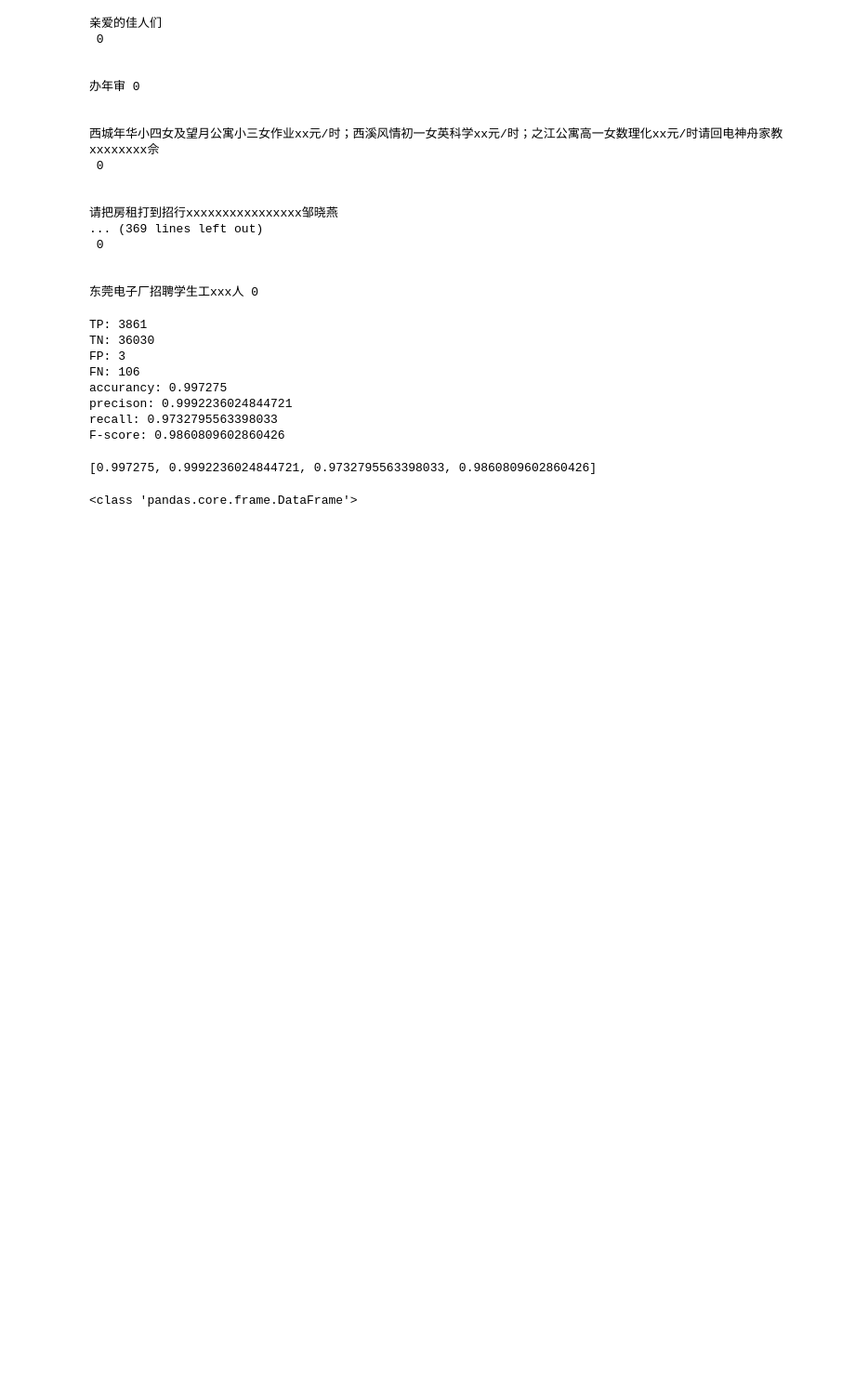
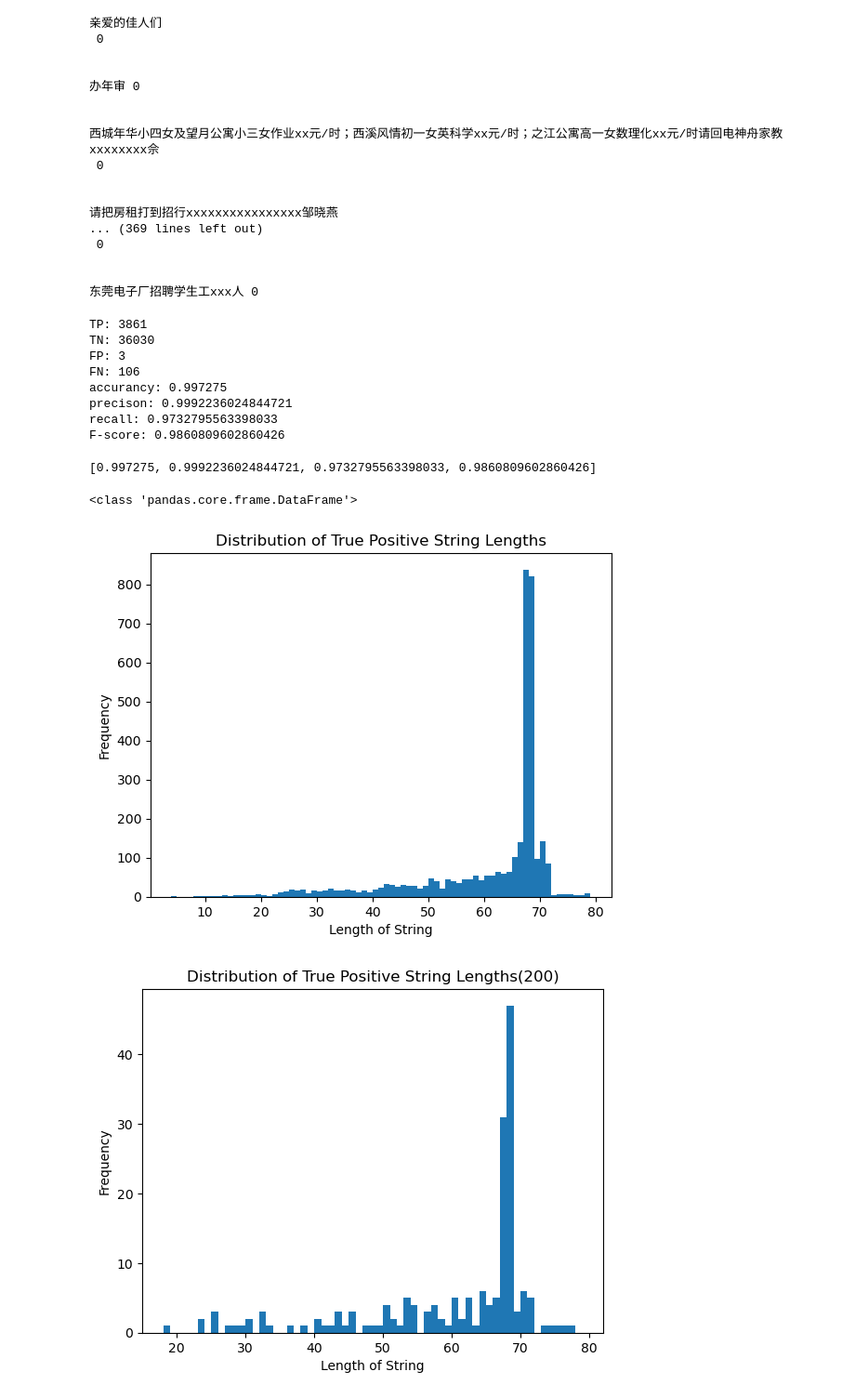
Before and after one commit to Ydoit/Spam_Message_Classification, a Jupyter notebook: dataprocess/test.ipynb, the cells around one changed output. Shown: that part at 93% size. Saved outputs shown, nothing was run; the diff lists cells and outputs as text; code cells hidden in the pictures; blank space fills up the shorter version.

```diff
--- a/dataprocess/test.ipynb
+++ b/dataprocess/test.ipynb
@@ -184,3 +184,50 @@ sample_cn_df=correct_n_df.sample(n=200)
 # %%
 sample_cp_df.to_csv('../data/sample_correct_positive.csv',index=False)
 sample_cn_df.to_csv('../data/sample_correct_negative.csv',index=False)
+# %%
+import matplotlib.pyplot as plt
+import pandas as pd
+
+# 假设你的字符串列表是 str_list
+# str_list = ['hello', 'world', 'python', 'programming', 'assistant']
+df=pd.read_csv('../data/correct_positive.csv')
+str_list=df['content']
+
+# 计算所有字符串的长度
+lengths = [len(s) for s in str_list]
+
+# 画出分布图
+# plt.hist(lengths, bins=range(min(lengths), max(lengths) + 1))
+# plt.xlabel('Length of String')
+# plt.ylabel('Frequency')
+# plt.title('Distribution of True Positive String Lengths')
+# plt.show()
+# plt.savefig("../SVM/result/ps_len_all.jpg")
+for item in lengths:
+    if item >80:
+        lengths.remove(item)
+plt.hist(lengths, bins=range(min(lengths), 80))
+plt.xlabel('Length of String')
+plt.ylabel('Frequency')
+plt.title('Distribution of True Positive String Lengths')
+plt.savefig("../SVM/result/ps_len_all.jpg")
+plt.show()
+
+df=pd.read_csv('../data/sample_correct_positive.csv')
+str_list=df['content']
+
+# 计算所有字符串的长度
+lengths = [len(s) for s in str_list]
+for item in lengths:
+    if item >80:
+        lengths.remove(item)
+plt.hist(lengths, bins=range(min(lengths), 80))
+plt.xlabel('Length of String')
+plt.ylabel('Frequency')
+plt.title('Distribution of True Positive String Lengths(200)')
+
+plt.savefig("../SVM/result/ps_len_200.jpg")
+plt.show()
+# %% [output]
+[figure, added]
+[figure, added]
```
Also changed, not shown: parts of 5 cells of this notebook, 6 other files.
